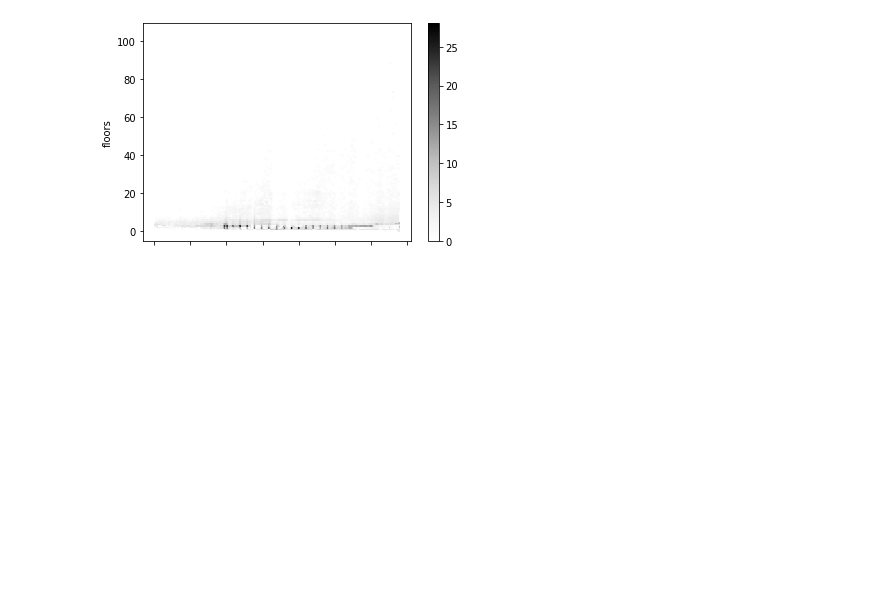
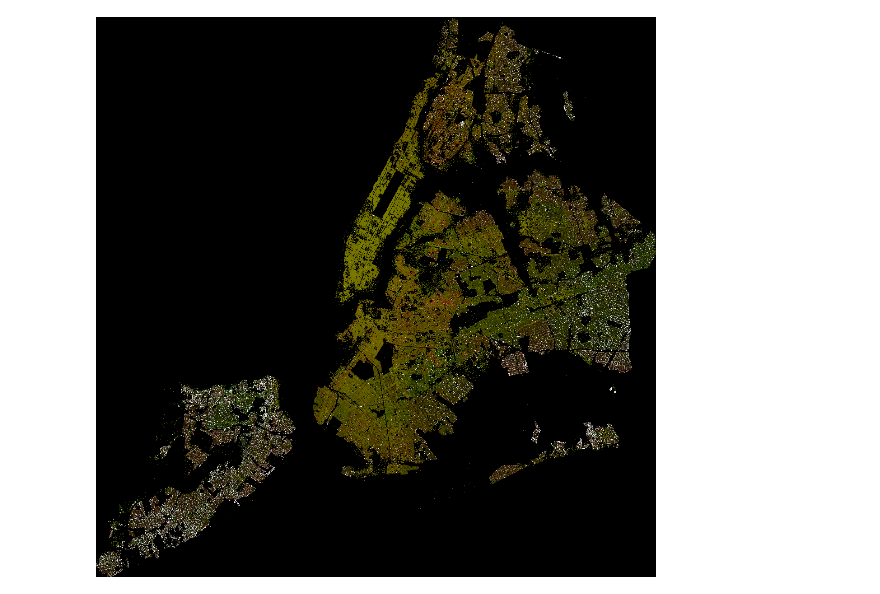
Before and after one commit to dmoste/DATA608, a Jupyter notebook: dmoste_hw2.ipynb, the cells around one changed output. Saved outputs shown, nothing was run; the diff lists cells and outputs as text; code cells hidden in the pictures; blank space fills up the shorter version.

```diff
--- a/dmoste_hw2.ipynb
+++ b/dmoste_hw2.ipynb
@@ -68,10 +42,17 @@ for year in range(1850,2021):
-# %%
-df = pd.DataFrame(records)
-ax = df.plot.hexbin(x='year',
-                    y='floors',
-                    C='observations',
-                    reduce_C_function=np.sum,
-                    gridsize=170,
-                    cmap="Greys")
-# %% [output]
-[figure, removed]
+# %%
+import datashader as ds
+import datashader.transfer_functions as tf
+from datashader import reductions
+
+#from functools import partial
+#from datashader.utils import export_image
+
+nyc['assessbuilding'] = nyc['assesstot']-nyc['assessland']
+reds = ["#FFFFFF", "#190000", "#320000", "#4B0000", "#640000", "#7D0000", "#960000", "#AF0000", "#C80000", "#E10000", "#FF0000"]
+greens = ["#FFFFFF", "#001900", "#003200", "#004B00", "#006400", "#007D00", "#009600", "#00AF00", "#00C800", "#00E100", "#00FF00"]
+blues = ["#FFFFFF", "#000019", "#000032","#00004B", "#000064", "#00007D", "#000096", "#0000AF", "#0000C8", "#0000E1", "#0000FF"]
+
+#export = partial(export_image, background = background, export_path="export")
+
+NewYorkCity = ((913164.0, 1067279.0), (120966.0, 272275.0))
+small_cvs = ds.Canvas(500, 500, *NewYorkCity)
@@ -77,0 +71,12 @@ ax = df.plot.hexbin(x='year',
+# %%
+cvs = ds.Canvas(1000, 1000, *NewYorkCity)
+
+agg_land = cvs.points(nyc, 'xcoord', 'ycoord', agg = reductions.sum('assessland'))
+land_assess = tf.shade(agg_land, cmap = greens, alpha = 127, how='eq_hist')
+
+agg_building = cvs.points(nyc, 'xcoord', 'ycoord', agg = reductions.sum('assessbuilding'))
+building_assess = tf.shade(agg_building, cmap = reds, alpha = 127, how='eq_hist')
+
+tf.set_background(tf.stack(building_assess, land_assess, how = 'add'),'black')
+# %% [output]
+[figure, added]
```
Also changed, not shown: parts of 5 cells of this notebook.
